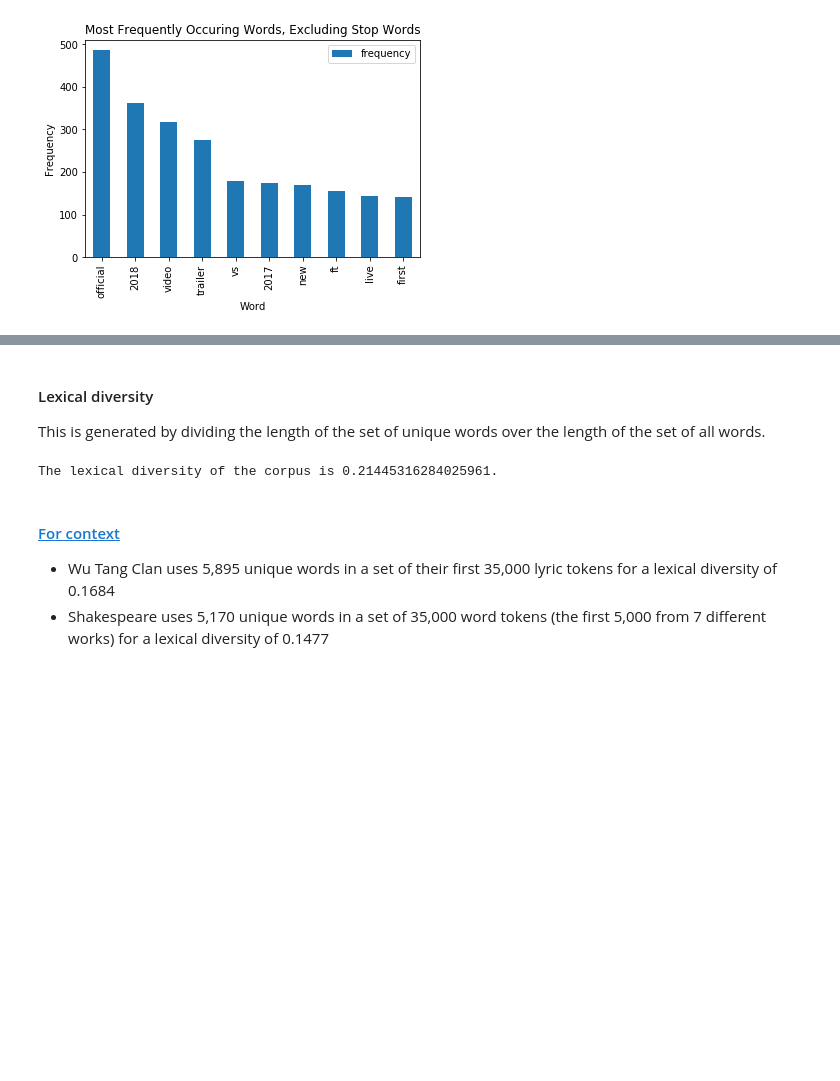
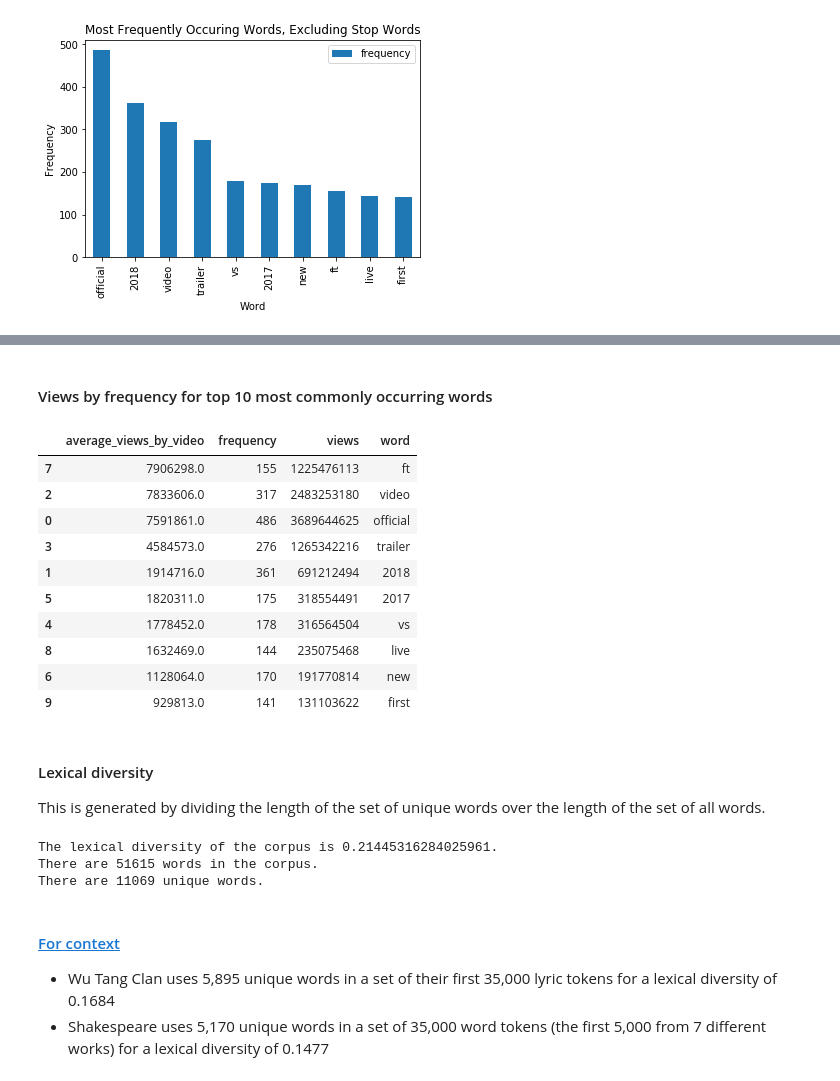
Before and after one commit to epiphannie/youtube_title_analysis, a Jupyter notebook: youtube_titles_experiment.ipynb, the cells around one changed output, grey strips where cells are left out. Drawn from its saved outputs; the diff is of its cells as text; code cells hidden in the pictures; blank space fills up the shorter version.

```diff
--- a/youtube_titles_experiment.ipynb
+++ b/youtube_titles_experiment.ipynb
@@ -554,10 +625,46 @@ plt.show()
+# %% [markdown]
+#### Views by frequency for top 10 most commonly occurring words
+# %%
+top_10_summary = []
+for item in most_common_no_stop:
+    entry = {}
+    word = item['word']
+    entry['word'] = word
+    entry['frequency'] = item['frequency']
+    for item in hits_dict_list:
+        if item['word'] == word:
+            views = item['views']
+    entry['views'] = views
+    entry['average_views_by_video'] = round(entry['views']/entry['frequency'], 0)
+
+    top_10_summary.append(entry)
+
+df_top_10_summary = pd.DataFrame(top_10_summary).sort_values('average_views_by_video', 0, False)
+
+df_top_10_summary
+# %% [output]
+|  | average_views_by_video | frequency | views | word |
+| 7 | 7906298.0 | 155 | 1225476113 | ft |
+| 2 | 7833606.0 | 317 | 2483253180 | video |
+| 0 | 7591861.0 | 486 | 3689644625 | official |
+| 3 | 4584573.0 | 276 | 1265342216 | trailer |
+| 1 | 1914716.0 | 361 | 691212494 | 2018 |
+| 5 | 1820311.0 | 175 | 318554491 | 2017 |
+| 4 | 1778452.0 | 178 | 316564504 | vs |
+| 8 | 1632469.0 | 144 | 235075468 | live |
+| 6 | 1128064.0 | 170 | 191770814 | new |
+| 9 | 929813.0 | 141 | 131103622 | first |
 # %% [markdown]
 #### Lexical diversity
 This is generated by dividing the length of the set of unique words over the length of  the set of all words.
 # %%
 print("The lexical diversity of the corpus is {}.".format(all_words.lexical_diversity()))
+print("There are {} words in the corpus.".format(len(all_words.word_list())))
+print("There are {} unique words.".format(len(all_tokens.word_list())))
 # %% [output]
 The lexical diversity of the corpus is 0.21445316284025961.
+There are 51615 words in the corpus.
+There are 11069 unique words.
 # %% [markdown]
 #### [For context](https://pudding.cool/2017/02/vocabulary/index.html)
 - Wu Tang Clan uses 5,895 unique words in a set of their first 35,000 lyric tokens for a lexical diversity of 0.1684
```
Also changed, not shown: parts of 10 cells of this notebook, 1 other file.
